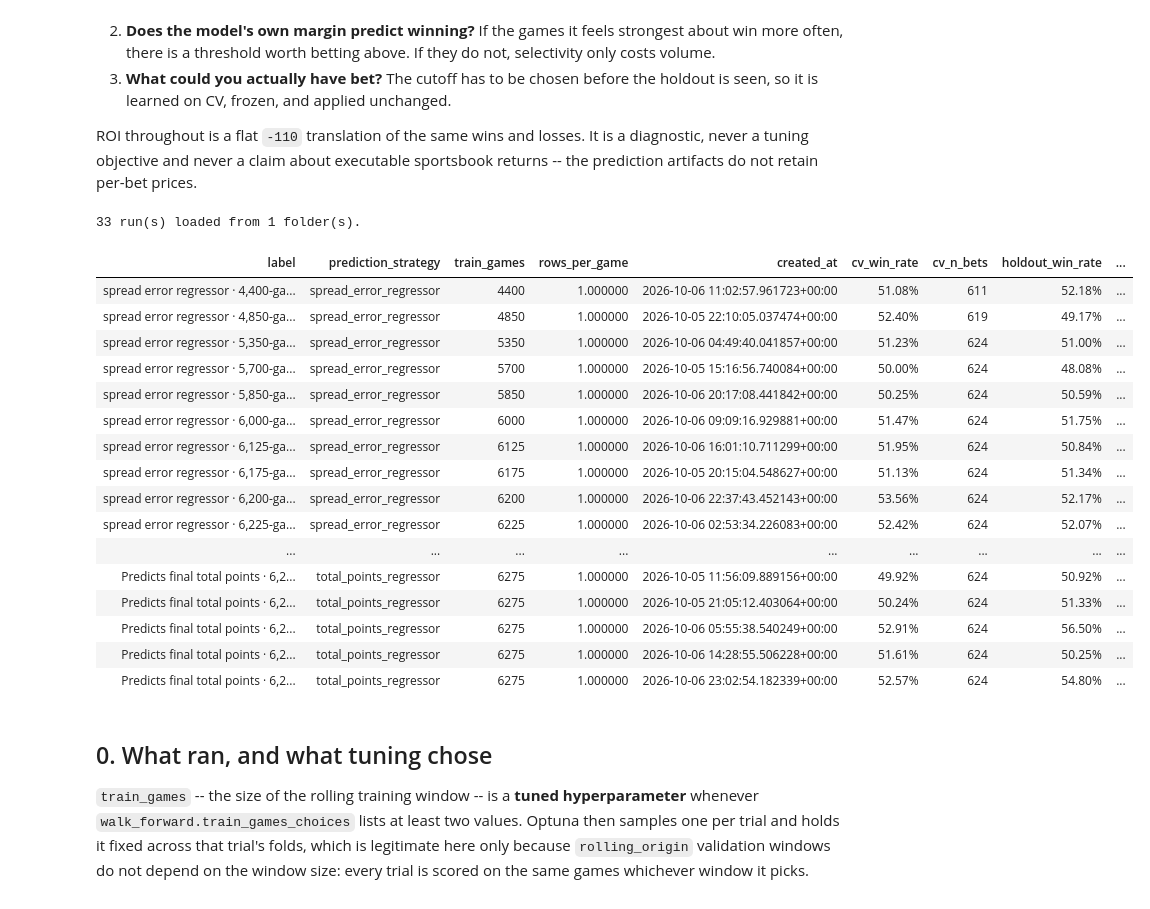
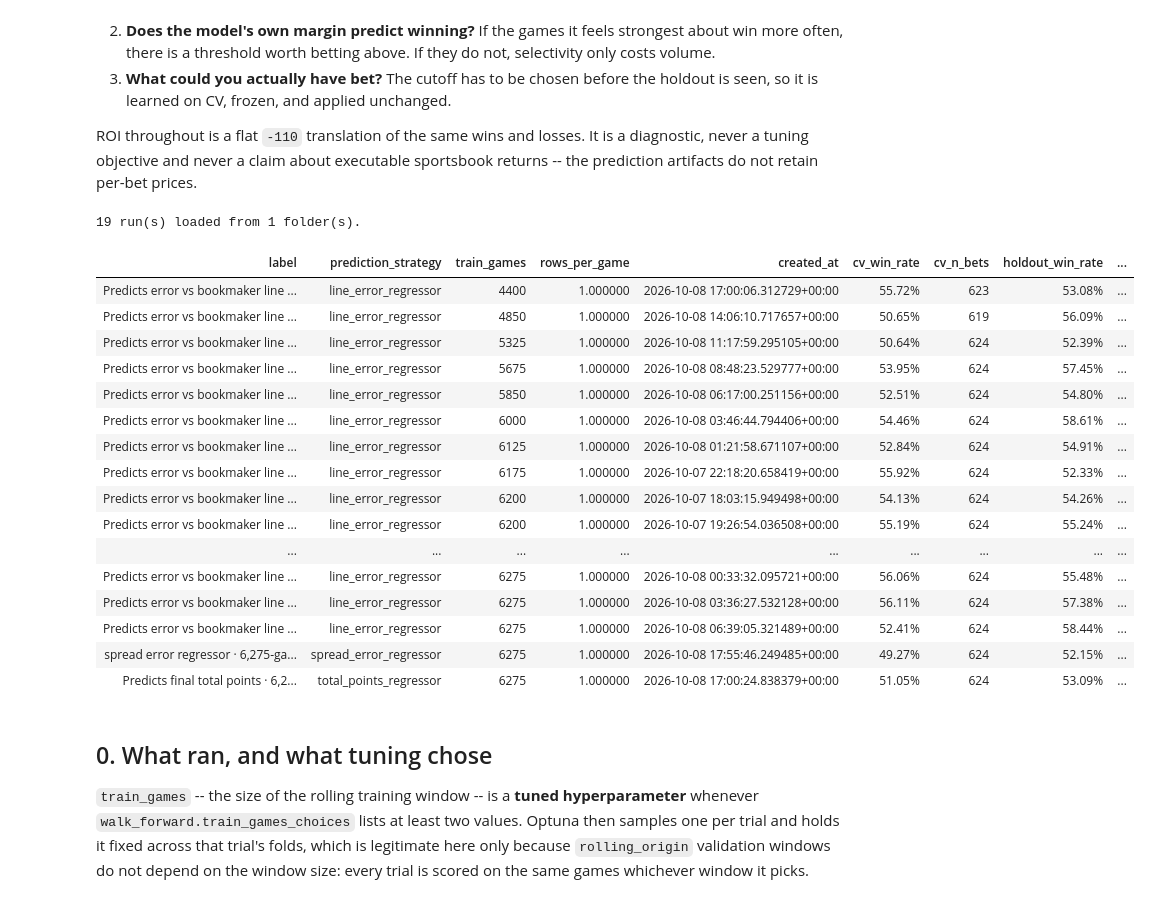
Before and after one commit to aalvarezvarela/Scorecast, a Jupyter notebook: experiments/notebooks/survey_experiments.ipynb, the cells around one changed output. Saved outputs shown, nothing was run; the diff lists cells and outputs as text; code cells hidden in the pictures.

```diff
--- a/experiments/notebooks/survey_experiments.ipynb
+++ b/experiments/notebooks/survey_experiments.ipynb
@@ -57,8 +57,8 @@ SOURCES = [ 'experiments/early_line_error_fixedmax_2_5_2026_09']
 SOURCES = ['experiments/history_depth_line_error_2_5_2026_09']
 SOURCES = ['closing_line_error_6x100_2_5_2026_09', 'closing_spread_6x100_2_5_2026_09' , 'closing_total_points_6x100_2_5_2026_09']
 SOURCES = ['promote_intermediate_line_error_2_5_2026_09']
-SOURCES = ['prod_rerun_2_5_2026_10']
-SOURCES = ['totals_spread_2_5_2026_10']
+SOURCES = ['prod_rerun_2_5_2026_10', 'prod_replica_2_6_2026_10']
+SOURCES = ['prod_replica_2_6_2026_10']
 
 for expr in SOURCES:
     if not expr.startswith('experiments/'):
@@ -91,7 +91,7 @@ WIN_RATE_YLIM = coverage.WIN_RATE_YLIM
 # for BOTH markets -- ODDS_TOTAL_LINE_bet365 and ODDS_SPREAD_LINE_HOME_bet365 --
 # which is what lets section 6 re-settle spread runs as well as totals ones.
 ALT_LINE_SNAPSHOT_MINUTES = 360
-ALT_LINE_SNAPSHOT_CSV = 'data/train_data/intermediate_line_data_2_5_20260613.csv'
+ALT_LINE_SNAPSHOT_CSV = 'data/train_data/intermediate_line_data_2_6_20261003.parquet'
 ALT_LINE_BOOK = 'bet365'
 # ---------------------------------------------------------------------------
 
@@ -119,50 +119,50 @@ predictions = loaders.load_prediction_cache(runs)
 # Scored here so the inventory already answers "how often did it pick the right
 # side?", and reused by section 1 rather than scoring every prediction twice.
 scoreboard = coverage.build_scoreboard(runs, predictions)
 # n_seeds / seed_roi_range come from seed_stability.csv and are 1 / NaN on a
 # single-seed run. They belong next to the win rates: seed_roi_range is the
 # spread of ONE config's own ROI across seeds, so any between-run gap smaller
 # than it is not a result. A run with no extra seeds simply has no error bar.
 inventory = runs[[
     'label', 'prediction_strategy', 'train_games', 'rows_per_game', 'created_at',
 
 ]].merge(
     scoreboard[[
         'label', 'cv_win_rate', 'cv_n_bets', 'holdout_win_rate', 'holdout_n_bets',
     ]],
     on='label', how='left',
 )
 
 print(f"{len(runs)} run(s) loaded from {runs['source_path'].nunique()} folder(s).")
 display(
     inventory.style.format({
         'cv_win_rate': '{:.2%}',
         'holdout_win_rate': '{:.2%}',
         'cv_n_bets': '{:,.0f}',
         'holdout_n_bets': '{:,.0f}',
         'n_seeds': '{:.0f}',
         'seed_roi_range': '{:.2%}',
     }, na_rep='—').hide(axis='index')
 )
 # %% [output]
-33 run(s) loaded from 1 folder(s).
+19 run(s) loaded from 1 folder(s).
 | label | prediction_strategy | train_games | rows_per_game | created_at | cv_win_rate | cv_n_bets | holdout_win_rate | ... |
-| spread error regressor · 4,400-ga... | spread_error_regressor | 4400 | 1.000000 | 2026-10-06 11:02:57.961723+00:00 | 51.08% | 611 | 52.18% | ... |
-| spread error regressor · 4,850-ga... | spread_error_regressor | 4850 | 1.000000 | 2026-10-05 22:10:05.037474+00:00 | 52.40% | 619 | 49.17% | ... |
-| spread error regressor · 5,350-ga... | spread_error_regressor | 5350 | 1.000000 | 2026-10-06 04:49:40.041857+00:00 | 51.23% | 624 | 51.00% | ... |
-| spread error regressor · 5,700-ga... | spread_error_regressor | 5700 | 1.000000 | 2026-10-05 15:16:56.740084+00:00 | 50.00% | 624 | 48.08% | ... |
-| spread error regressor · 5,850-ga... | spread_error_regressor | 5850 | 1.000000 | 2026-10-06 20:17:08.441842+00:00 | 50.25% | 624 | 50.59% | ... |
-| spread error regressor · 6,000-ga... | spread_error_regressor | 6000 | 1.000000 | 2026-10-06 09:09:16.929881+00:00 | 51.47% | 624 | 51.75% | ... |
-| spread error regressor · 6,125-ga... | spread_error_regressor | 6125 | 1.000000 | 2026-10-06 16:01:10.711299+00:00 | 51.95% | 624 | 50.84% | ... |
-| spread error regressor · 6,175-ga... | spread_error_regressor | 6175 | 1.000000 | 2026-10-05 20:15:04.548627+00:00 | 51.13% | 624 | 51.34% | ... |
-| spread error regressor · 6,200-ga... | spread_error_regressor | 6200 | 1.000000 | 2026-10-06 22:37:43.452143+00:00 | 53.56% | 624 | 52.17% | ... |
-| spread error regressor · 6,225-ga... | spread_error_regressor | 6225 | 1.000000 | 2026-10-06 02:53:34.226083+00:00 | 52.42% | 624 | 52.07% | ... |
+| Predicts error vs bookmaker line ... | line_error_regressor | 4400 | 1.000000 | 2026-10-08 17:00:06.312729+00:00 | 55.72% | 623 | 53.08% | ... |
+| Predicts error vs bookmaker line ... | line_error_regressor | 4850 | 1.000000 | 2026-10-08 14:06:10.717657+00:00 | 50.65% | 619 | 56.09% | ... |
+| Predicts error vs bookmaker line ... | line_error_regressor | 5325 | 1.000000 | 2026-10-08 11:17:59.295105+00:00 | 50.64% | 624 | 52.39% | ... |
+| Predicts error vs bookmaker line ... | line_error_regressor | 5675 | 1.000000 | 2026-10-08 08:48:23.529777+00:00 | 53.95% | 624 | 57.45% | ... |
+| Predicts error vs bookmaker line ... | line_error_regressor | 5850 | 1.000000 | 2026-10-08 06:17:00.251156+00:00 | 52.51% | 624 | 54.80% | ... |
+| Predicts error vs bookmaker line ... | line_error_regressor | 6000 | 1.000000 | 2026-10-08 03:46:44.794406+00:00 | 54.46% | 624 | 58.61% | ... |
+| Predicts error vs bookmaker line ... | line_error_regressor | 6125 | 1.000000 | 2026-10-08 01:21:58.671107+00:00 | 52.84% | 624 | 54.91% | ... |
+| Predicts error vs bookmaker line ... | line_error_regressor | 6175 | 1.000000 | 2026-10-07 22:18:20.658419+00:00 | 55.92% | 624 | 52.33% | ... |
+| Predicts error vs bookmaker line ... | line_error_regressor | 6200 | 1.000000 | 2026-10-07 18:03:15.949498+00:00 | 54.13% | 624 | 54.26% | ... |
+| Predicts error vs bookmaker line ... | line_error_regressor | 6200 | 1.000000 | 2026-10-07 19:26:54.036508+00:00 | 55.19% | 624 | 55.24% | ... |
 | ... | ... | ... | ... | ... | ... | ... | ... | ... |
-| Predicts final total points · 6,2... | total_points_regressor | 6275 | 1.000000 | 2026-10-05 11:56:09.889156+00:00 | 49.92% | 624 | 50.92% | ... |
-| Predicts final total points · 6,2... | total_points_regressor | 6275 | 1.000000 | 2026-10-05 21:05:12.403064+00:00 | 50.24% | 624 | 51.33% | ... |
-| Predicts final total points · 6,2... | total_points_regressor | 6275 | 1.000000 | 2026-10-06 05:55:38.540249+00:00 | 52.91% | 624 | 56.50% | ... |
-| Predicts final total points · 6,2... | total_points_regressor | 6275 | 1.000000 | 2026-10-06 14:28:55.506228+00:00 | 51.61% | 624 | 50.25% | ... |
-| Predicts final total points · 6,2... | total_points_regressor | 6275 | 1.000000 | 2026-10-06 23:02:54.182339+00:00 | 52.57% | 624 | 54.80% | ... |
+| Predicts error vs bookmaker line ... | line_error_regressor | 6275 | 1.000000 | 2026-10-08 00:33:32.095721+00:00 | 56.06% | 624 | 55.48% | ... |
+| Predicts error vs bookmaker line ... | line_error_regressor | 6275 | 1.000000 | 2026-10-08 03:36:27.532128+00:00 | 56.11% | 624 | 57.38% | ... |
+| Predicts error vs bookmaker line ... | line_error_regressor | 6275 | 1.000000 | 2026-10-08 06:39:05.321489+00:00 | 52.41% | 624 | 58.44% | ... |
+| spread error regressor · 6,275-ga... | spread_error_regressor | 6275 | 1.000000 | 2026-10-08 17:55:46.249485+00:00 | 49.27% | 624 | 52.15% | ... |
+| Predicts final total points · 6,2... | total_points_regressor | 6275 | 1.000000 | 2026-10-08 17:00:24.838379+00:00 | 51.05% | 624 | 53.09% | ... |
 # %% [markdown]
 ## 0. What ran, and what tuning chose
 
```
Also changed, not shown: parts of 10 cells of this notebook, 23 other files.
